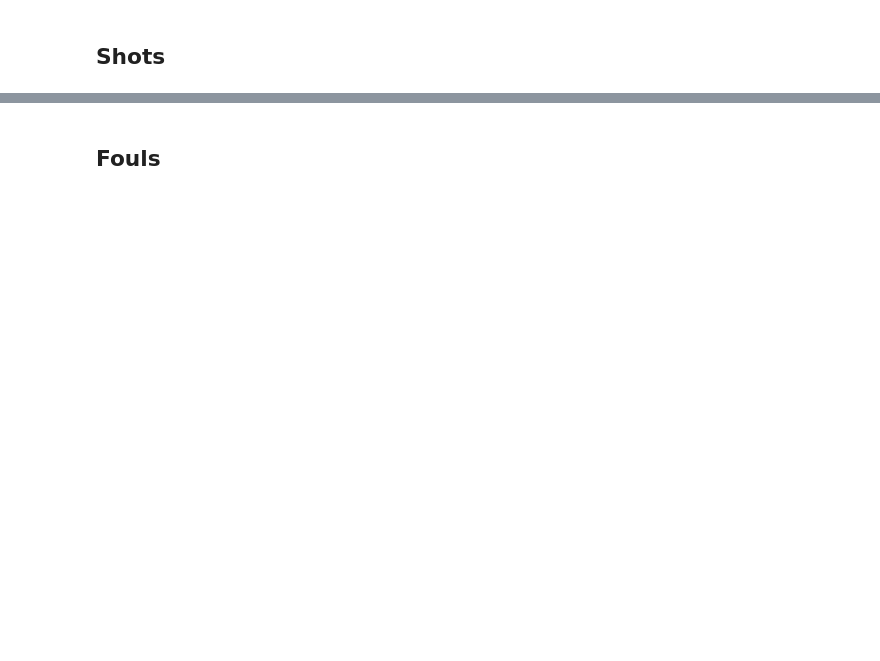
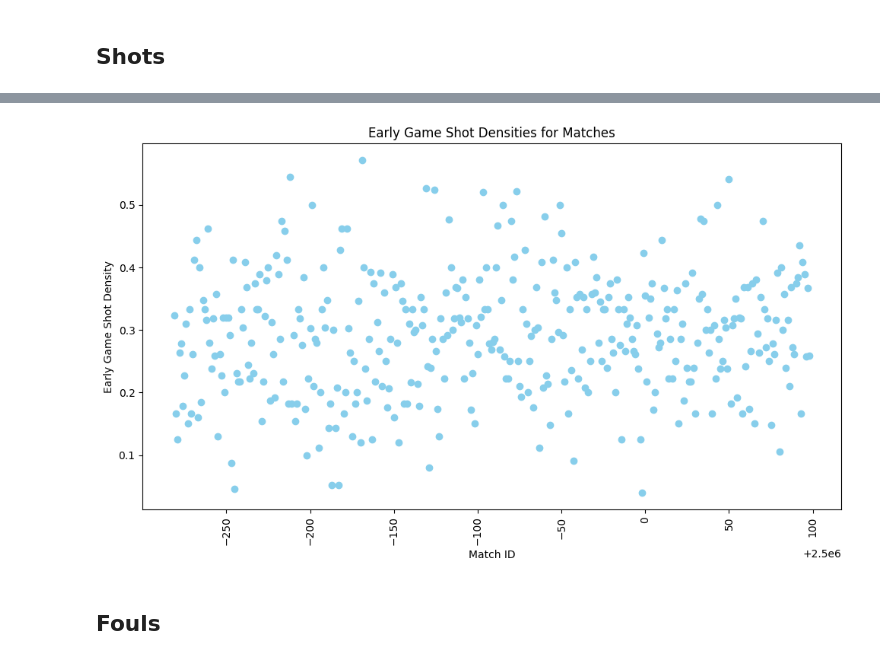
Before and after one commit to axndyg/sagb_inrto_project, a Jupyter notebook: England/Notebooks/event_density.ipynb, the cells around one changed output, grey strips where cells are left out. Drawn from its saved outputs; the diff is of its cells as text; code cells hidden in the pictures; blank space fills up the shorter version.

```diff
--- a/England/Notebooks/event_density.ipynb
+++ b/England/Notebooks/event_density.ipynb
@@ -29,3 +45,18 @@ england_sd.head()
+# %%
+early_game_density = england_sd['early_game_density']
+
+plt.figure(figsize=(10,6))
+plt.scatter(england_sd.index, early_game_density, color='skyblue')
+
+plt.title('Early Game Shot Densities for Matches')
+plt.xlabel('Match ID')
+plt.ylabel('Early Game Shot Density')
+
+plt.xticks(rotation=90)
+plt.tight_layout()
+plt.show()
+# %% [output]
+[figure, added]
 # %% [markdown]
 ## Fouls
 # %%
```
Also changed, not shown: parts of 10 cells of this notebook, 6 other files.
